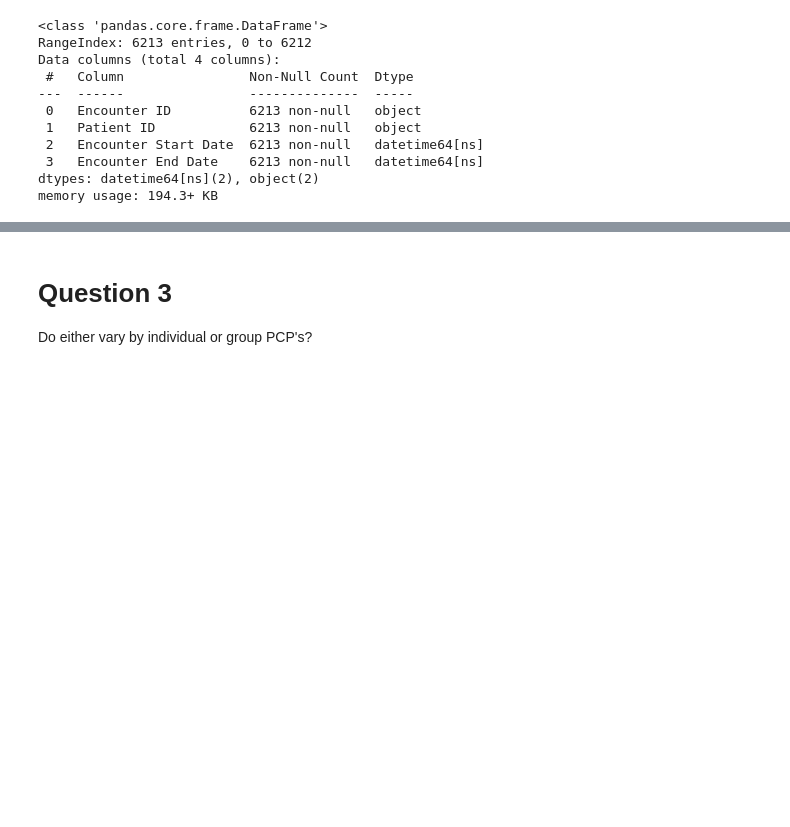
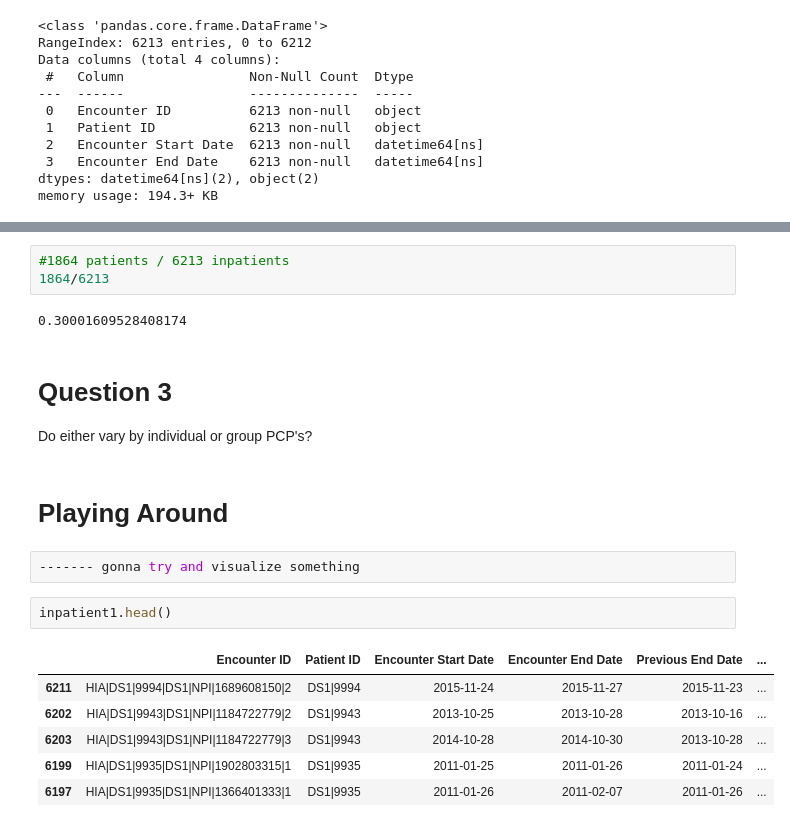
Before and after one commit to tipearso/hospital-readmissions, a Jupyter notebook: assets/ursa_patient_readmittance.ipynb, the cells around one changed output, grey strips where cells are left out. Saved outputs shown, nothing was run; the diff lists cells and outputs as text; blank space fills up the shorter version.

```diff
--- a/assets/ursa_patient_readmittance.ipynb
+++ b/assets/ursa_patient_readmittance.ipynb
@@ -222,3 +275,21 @@ memory usage: 194.3+ KB
-# %% [markdown]
-# Question 3
-Do either vary by individual or group PCP's?
+# %%
+#1864 patients / 6213 inpatients
+1864/6213
+# %% [output]
+0.30001609528408174
+# %% [markdown]
+# Question 3
+Do either vary by individual or group PCP's?
+# %% [markdown]
+# Playing Around
+# %%
+------- gonna try and visualize something
+# %%
+inpatient1.head()
+# %% [output]
+|  | Encounter ID | Patient ID | Encounter Start Date | Encounter End Date | Previous End Date | ... |
+| 6211 | HIA|DS1|9994|DS1|NPI|1689608150|2 | DS1|9994 | 2015-11-24 | 2015-11-27 | 2015-11-23 | ... |
+| 6202 | HIA|DS1|9943|DS1|NPI|1184722779|2 | DS1|9943 | 2013-10-25 | 2013-10-28 | 2013-10-16 | ... |
+| 6203 | HIA|DS1|9943|DS1|NPI|1184722779|3 | DS1|9943 | 2014-10-28 | 2014-10-30 | 2013-10-28 | ... |
+| 6199 | HIA|DS1|9935|DS1|NPI|1902803315|1 | DS1|9935 | 2011-01-25 | 2011-01-26 | 2011-01-24 | ... |
+| 6197 | HIA|DS1|9935|DS1|NPI|1366401333|1 | DS1|9935 | 2011-01-26 | 2011-02-07 | 2011-01-26 | ... |
```
Also changed, not shown: parts of 21 cells of this notebook.
